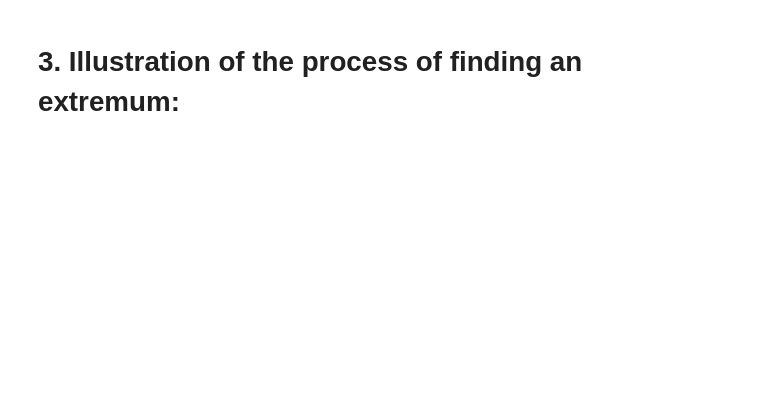
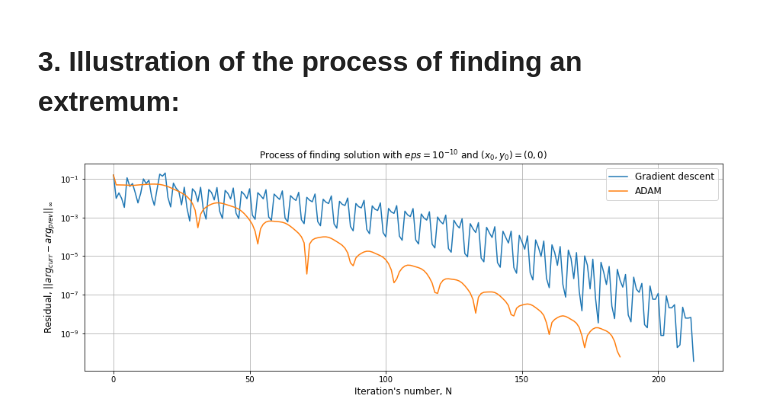
Before and after one commit to belpablo/Machine_Learning_Tecnologies_2022, a Jupyter notebook: Task_2/Belenko_Pavel_J41325c_MLT_2022_Task_2.ipynb, the cells around one changed output. Cells and saved outputs as stored; diff of their text form; code cells hidden in the pictures; blank space fills up the shorter version.

```diff
--- a/Task_2/Belenko_Pavel_J41325c_MLT_2022_Task_2.ipynb
+++ b/Task_2/Belenko_Pavel_J41325c_MLT_2022_Task_2.ipynb
@@ -19,4 +19,12 @@ import pandas as pd
 import matplotlib as mpl
 import matplotlib.pyplot as plt
 from scipy.optimize import minimize, minimize_scalar
+
+# Array of all consecutive approximations of the solution (arg_next – arg_prev) for the part #3:
+global residuals_arr
+residuals_arr = []
+
+# Maximum number of iterations:
+global max_iter
+max_iter = 10000
 # %% [markdown]
@@ -138,5 +162,5 @@ number of iterations: 72.0, number of function evaluations: 313.0
 # %%
-# Invented function:
+# I took the Rosenbrock function as a test-function:
 
 def test_func(arg):
     return (1 - arg[0]) ** 2 + 100 * (arg[1] - arg[0] ** 2) ** 2
@@ -157,25 +181,26 @@ plt.show()
 
 
 # Here is the value of epsilon:
-lg_eps = 5
-print('for calculations with eps = 10^-{}:\n'.format(lg_eps))
+lg_eps, init_approx = 10, [0, 0]
+print('for calculations with an error eps = 10^-{} and initial approx x0 = {}:\n'.format(lg_eps, init_approx))
 
 
 # Finding the minimum with built-in python tools (I guess it's a QuasiNewtonic method, like BFGS)
-res = minimize(test_func, x0 = [0, 0], options = {'gtol': 10 ** (-lg_eps)})
+res = minimize(test_func, x0 = init_approx, options = {'gtol': 10 ** (-lg_eps), 'disp': False})
 print('minimum by the scipy.optimize.minimize: ', [round(coord, lg_eps) for coord in res.x])
-print('number of iterations: {}, number of function evaluations: {}\n'.format(res.nit, res.nfev))
+print('number of iterations: {}, number of func evaluations: {}, number of grad evaluations: {}\n'.format(res.nit, \
+                                                                                                          res.nfev, res.njev))
 
 
 # Finding the minimum with gradient descent method:
-x, y, nfev, nit = gradient_descent(test_func, grad_test_func, x0 = [0, 0], eps = 10 ** (-lg_eps))
+x, y, nfev, njev, nit_gd, res_gd = gradient_descent(test_func, grad_test_func, x0 = init_approx, eps = 10 ** (-lg_eps))
 print('minimum by the gradient descent method: ', [x, y])
-print('number of iterations: {}, number of function evaluations: {}\n'.format(nit, nfev))
+print('number of iterations: {}, number of func evaluations: {}, number of grad evaluations: {}\n'.format(nit_gd, nfev, njev))
 
 
 # Finding the minimum with ADAM's optimization method:
-x, y, nfev, nit = adam_gradient_descent(test_func, grad_test_func, x0 = [0, 0], eps = 10 ** (-lg_eps))
-print("minimum by the ADAM's optimization method: ", [x, y])
-print('number of iterations: {}, number of function evaluations: {}\n'.format(nit, nfev))
+x, y, nfev, njev, nit_adam, res_adam = adam_gradient_descent(test_func, grad_test_func, x0 = init_approx, eps = 10 ** (-lg_eps))
+print("minimum by the ADAM optimization method: ", [x, y])
+print('number of iterations: {}, number of func evaluations: {}, number of grad evaluations: {}\n'.format(nit_adam, nfev, njev))
 # %% [output]
 [figure]
@@ -192,2 +221,16 @@ number of iterations: 72.0, number of function evaluations: 313.0
 # %% [markdown]
 # 3. Illustration of the process of finding an extremum:
+# %%
+fig, ax = plt.subplots(figsize = (15, 5))
+
+ax.set_yscale('log')
+ax.plot([i for i in range(nit_gd)], res_gd, label = 'Gradient descent')
+ax.plot([i for i in range(nit_adam)], res_adam, label = 'ADAM')
+
+ax.set_title('Process of finding solution with $eps = 10^{-10}$ and $(x_0, y_0) = (0, 0)$')
+ax.set_xlabel("Iteration's number, N", fontsize = 12)
+ax.set_ylabel("Residual, $||arg_{curr} - arg_{prev}||_\infty$", fontsize = 12)
+ax.legend(fontsize = 12)
+ax.grid()
+# %% [output]
+[figure, added]
```
Also changed, not shown: parts of 7 cells of this notebook.
